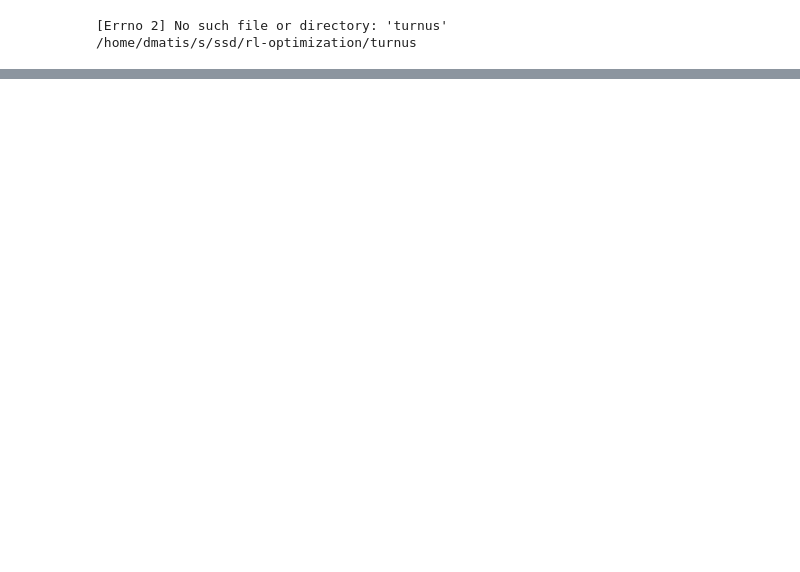
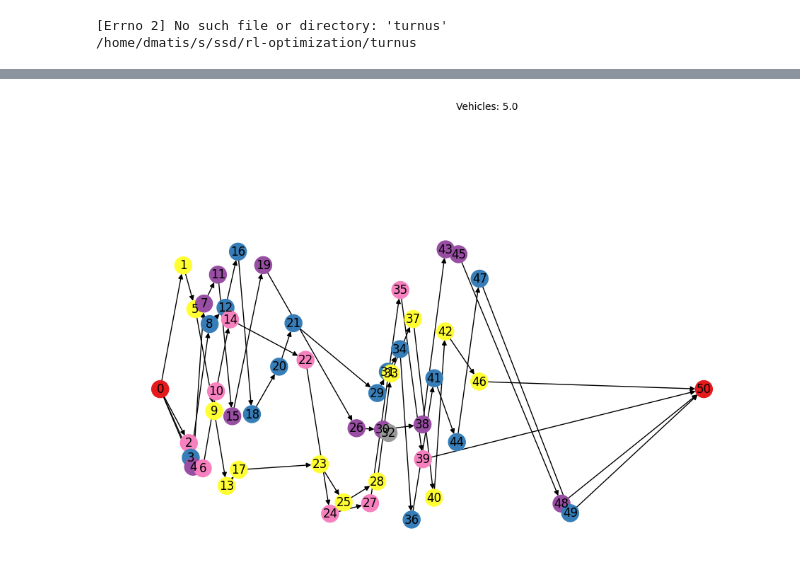
Before and after one commit to Ed-zo/rl-optimization, a Jupyter notebook: turnus/eval.ipynb, the cells around one changed output, grey strips where cells are left out. Cells and saved outputs as stored; diff of their text form; code cells hidden in the pictures; blank space fills up the shorter version.

```diff
--- a/turnus/eval.ipynb
+++ b/turnus/eval.ipynb
@@ -146,0 +183,4 @@ draw_graph(get_result_subgraph(observation.cpu(), env), env)
+# %%
+draw_result('results/models/ppo_1021_ppo.pt', env)
+# %% [output]
+[figure, added]
```
Also changed, not shown: parts of 7 cells of this notebook, 14 other files.
